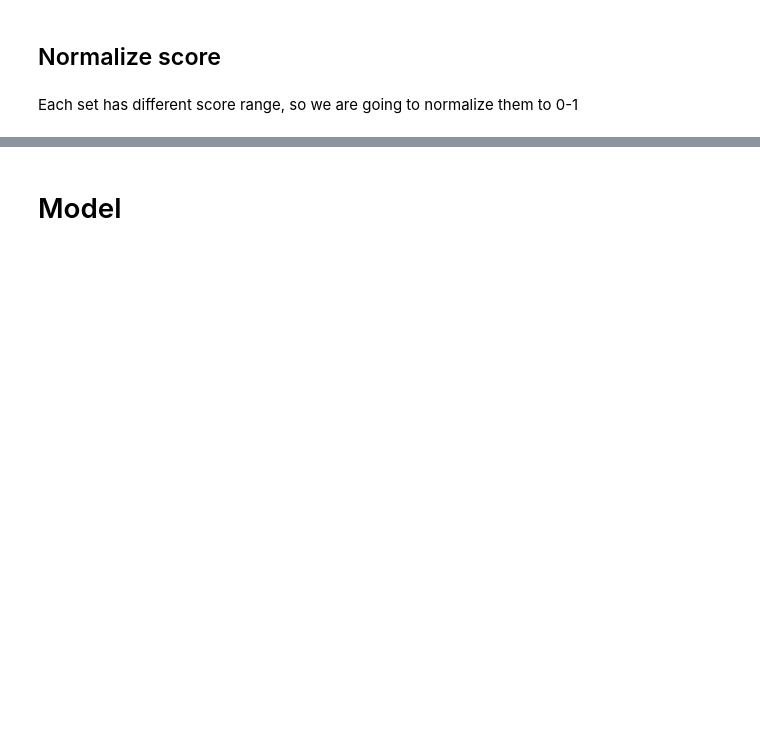
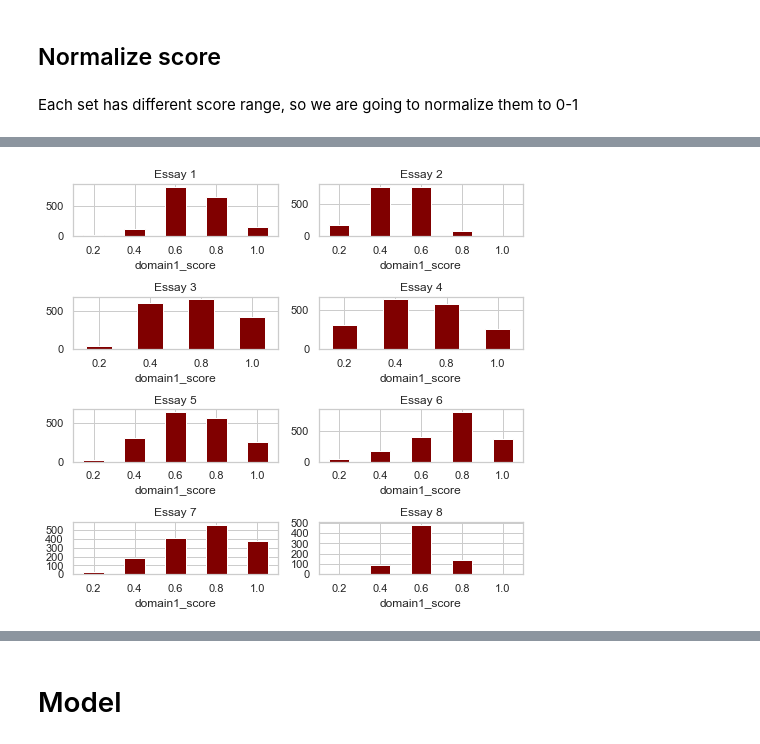
Before and after one commit to KieuSonTung/AES_BERT, a Jupyter notebook: AES_train_sets_BERT_test.ipynb, the cells around one changed output, grey strips where cells are left out. Drawn from its saved outputs; the diff is of its cells as text; code cells hidden in the pictures; blank space fills up the shorter version.

```diff
--- a/AES_train_sets_BERT_test.ipynb
+++ b/AES_train_sets_BERT_test.ipynb
@@ -270,0 +238,11 @@ plt.show()
+# %%
+# Split them into bins
+
+for i in data.domain1_score:
+  data.loc[data['domain1_score'] <= 0.2, 'domain1_score'] = 0.2
+  data.loc[(data['domain1_score'] > 0.2) & (data['domain1_score'] <=0.4 ), 'domain1_score'] = 0.4
+  data.loc[(data['domain1_score'] > 0.4) & (data['domain1_score'] <= 0.6), 'domain1_score'] = 0.6
+  data.loc[(data['domain1_score'] > 0.6) & (data['domain1_score'] <= 0.8), 'domain1_score'] = 0.8
+  data.loc[(data['domain1_score'] > 0.8) & (data['domain1_score'] <= 1), 'domain1_score'] = 1
+
+data.head()
@@ -270,0 +265,16 @@ plt.show()
+# %%
+topic_number = 0
+fig, ax = plt.subplots(4,2, figsize=(7, 7), sharey=False)
+
+for i in range(4):
+    for j in range(2):
+        topic_number += 1
+        data[data['essay_set'] == topic_number].groupby('domain1_score')['essay_id'].agg('count').plot.bar(ax=ax[i, j], rot=0, color="maroon")
+        ax[i,j].set_title('Essay %i' % topic_number)
+
+ax[3,0].locator_params(nbins=10)
+ax[3,1].locator_params(nbins=10)
+plt.tight_layout(rect=[0, 0.03, 1, 0.95])
+plt.show()
+# %% [output]
+[figure, added]
```
Also changed, not shown: parts of 56 cells of this notebook, 5 other files.
